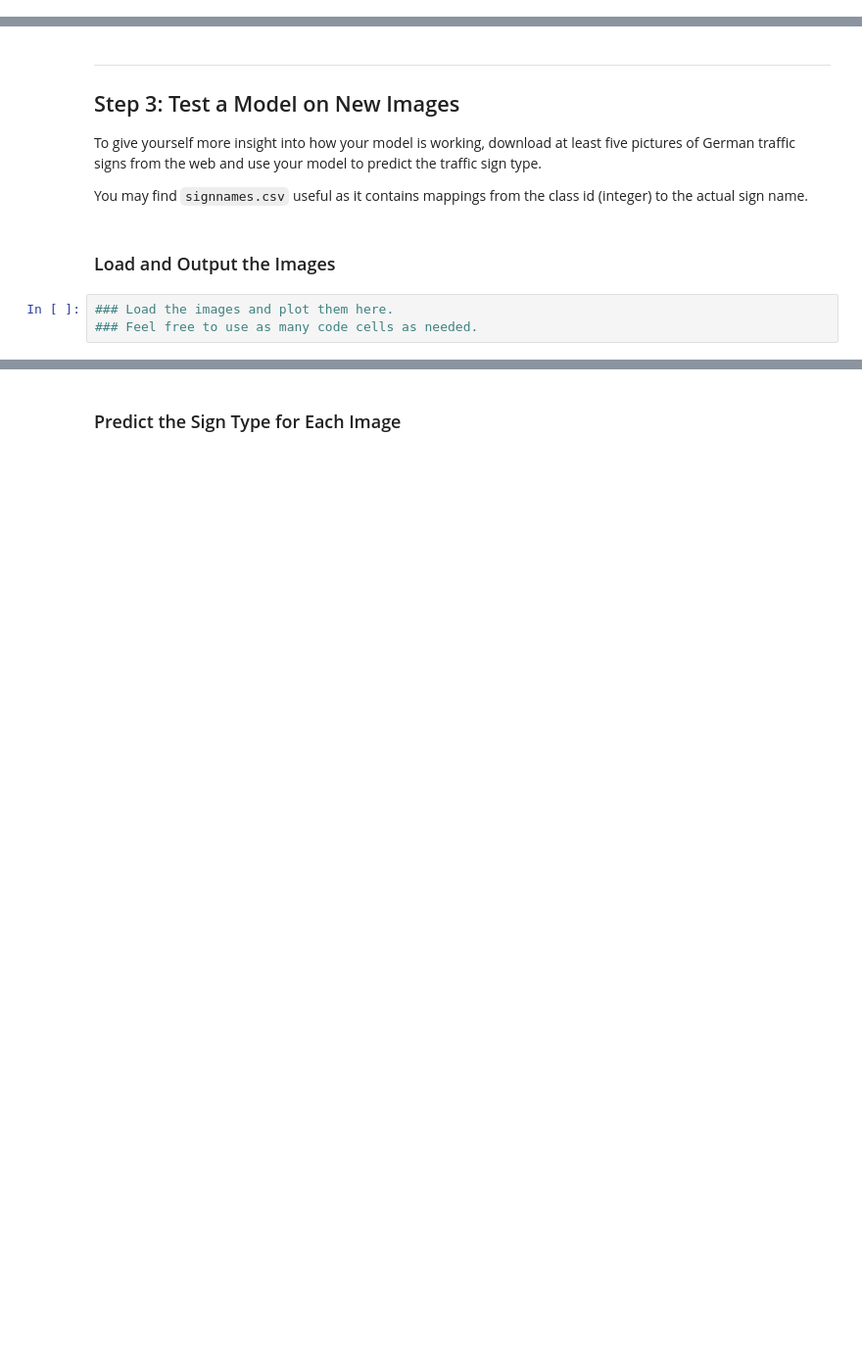
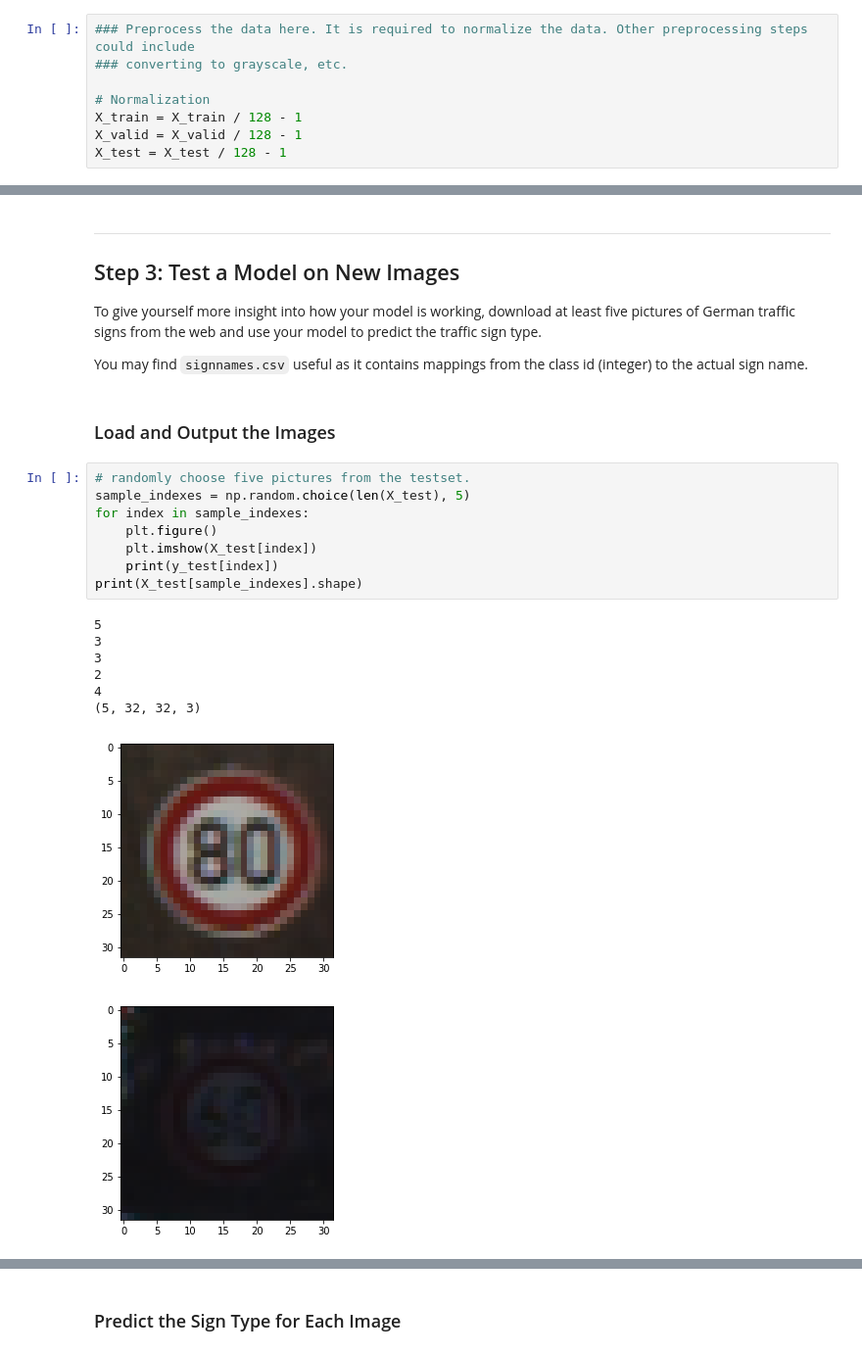
Before and after one commit to nqiao/Traffic-Sign-Classifier, a Jupyter notebook: Traffic_Sign_Classifier.ipynb, the cells around one changed output, grey strips where cells are left out. Shown: that part at 98% size. Cells and saved outputs as stored; diff of their text form; blank space fills up the shorter version.

```diff
--- a/Traffic_Sign_Classifier.ipynb
+++ b/Traffic_Sign_Classifier.ipynb
@@ -183,3 +145,11 @@ X_train, y_train = shuffle(X_train_normal, y_train)
+# %%
+### Preprocess the data here. It is required to normalize the data. Other preprocessing steps could include
+### converting to grayscale, etc.
+
+# Normalization
+X_train = X_train / 128 - 1
+X_valid = X_valid / 128 - 1
+X_test = X_test / 128 - 1
 # %% [markdown]
 ### Setup tensorflow
 # %%
@@ -279,6 +317,20 @@ To give yourself more insight into how your model is working, download at least
 You may find `signnames.csv` useful as it contains mappings from the class id (integer) to the actual sign name.
 # %% [markdown]
 ### Load and Output the Images
-# %%
-### Load the images and plot them here.
-### Feel free to use as many code cells as needed.
+# %%
+# randomly choose five pictures from the testset.
+sample_indexes = np.random.choice(len(X_test), 5)
+for index in sample_indexes:
+    plt.figure()
+    plt.imshow(X_test[index])
+    print(y_test[index])
+print(X_test[sample_indexes].shape)
+# %% [output]
+5
+3
+3
+2
+4
+(5, 32, 32, 3)
+[figure, added]
+[figure, added]
```
Also changed, not shown: parts of 14 cells of this notebook, 1 other file.
